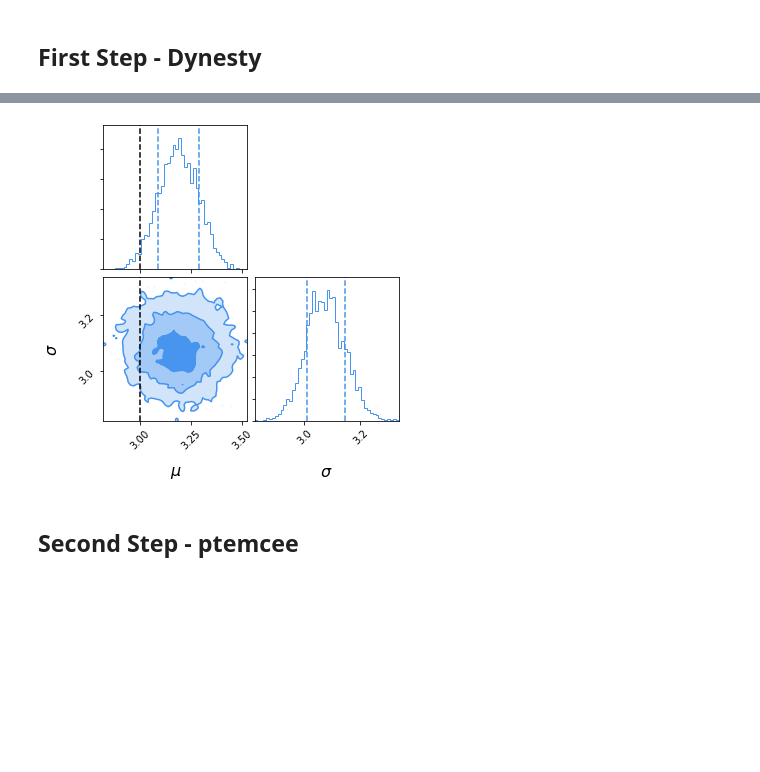
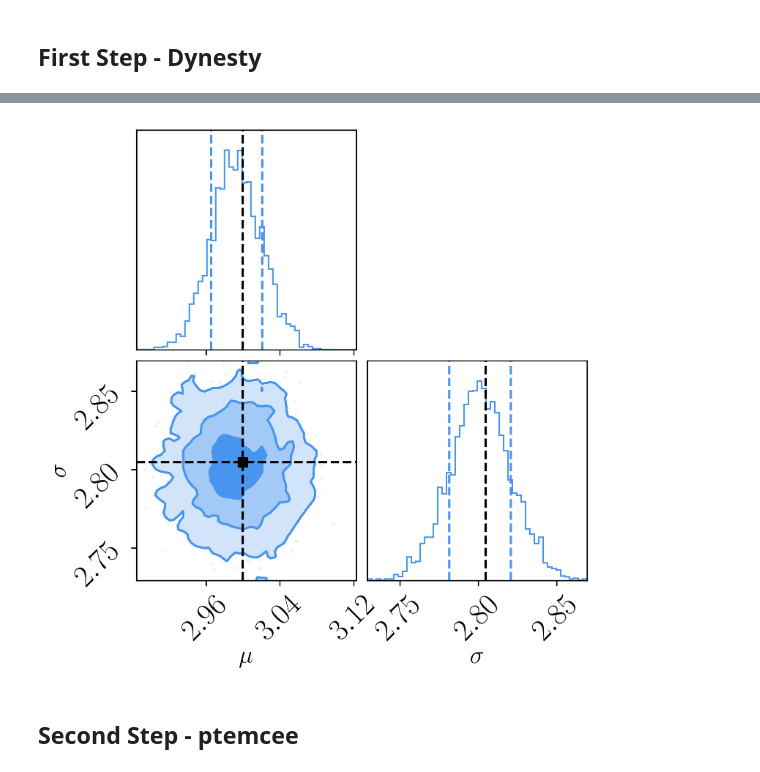
Before and after one commit to noahewolfe/tgr-hybrid-sampling, a Jupyter notebook: toy-model_misspecified.ipynb, the cells around one changed output, grey strips where cells are left out. Saved outputs shown, nothing was run; the diff lists cells and outputs as text; code cells hidden in the pictures; blank space fills up the shorter version.

```diff
--- a/toy-model_misspecified.ipynb
+++ b/toy-model_misspecified.ipynb
@@ -115,0 +1,21 @@ def sigma_to_alpha(sigma):
+# %%
+import numpy as np
+import matplotlib as mpl
+import matplotlib.pyplot as plt
+
+import bilby
+import ptemcee
+
+from toy import (
+    SimpleGaussianLikelihood, GeneralizedNormalLikelihood, sample_generalized_gaussian,
+    alpha_to_sigma, sigma_to_alpha,
+    temper_posterior_weights, plot_tempered_posterior_weights, generate_ptemcee_pos0,
+    plot_posterior_predictive_distribution
+)
+
+from util import HYBRID_COLOR, COMP_COLOR, HYBRID_INIT_COLOR, HYBRID_EVOL_COLORS, plot_single_evolution
+
+plt.style.use("./tgr-hybrid-sampling.mplstyle")
+
+%load_ext autoreload
+%autoreload 2
@@ -116,12 +25,13 @@ def sigma_to_alpha(sigma):
 # %% [markdown]
 # Misspecified Model
 # %%
-N = 1000
+N = 10000
 mu_true = 3
-alpha_true = 4 * np.sqrt(2)
+alpha_true = 5
 beta_true = 8
+sigma_true = alpha_to_sigma(alpha_true, beta = 8)
 
-data = generalized_gaussian_dist(mu_true, alpha_true, beta_true, N)
+data = sample_generalized_gaussian(mu_true, alpha_true, beta_true, N)
 # %% [markdown]
 ## First Step - Dynesty
 # %%
@@ -134,10 +44,10 @@ priors = dict(
     sigma=bilby.core.prior.Uniform(0, 10, 'sigma'),
 )
 
-N_live = 500
+nlive = 500
 
 # And run sampler
 result_hybrid_nest = bilby.run_sampler(
-    likelihood=gaussian_likelihood, priors=priors, sampler='dynesty', npoints=N_live,
+    likelihood=gaussian_likelihood, priors=priors, sampler='dynesty', npoints=nlive,
     walks=10, outdir=outdir, label=label)
 # %% [output]
@@ -163,20 +75,20 @@ ln_bayes_factor:    nan +/-  0.156
 # %%
 with plt.rc_context({'lines.linestyle' : '--'}):
     fig = result_hybrid_nest.plot_corner(
         parameters=dict(
             mu=mu_true,
-            sigma=alpha_to_sigma(alpha_true)
+            sigma=alpha_to_sigma(alpha_true, beta=beta_true)
         ),
         titles=False,
         labels=[r"$\mu$", r"$\sigma$"],
-        color="#4895ef",
+        color=COMP_COLOR,
         truth_color="black",
         dpi=80
     )
 
 fig
 # %% [output]
-[figure, old version]
+[figure, new version]
 # %% [markdown]
 ## Second Step - ptemcee
 # %% [markdown]
```
Also changed, not shown: parts of 27 cells of this notebook, 4 other files.
